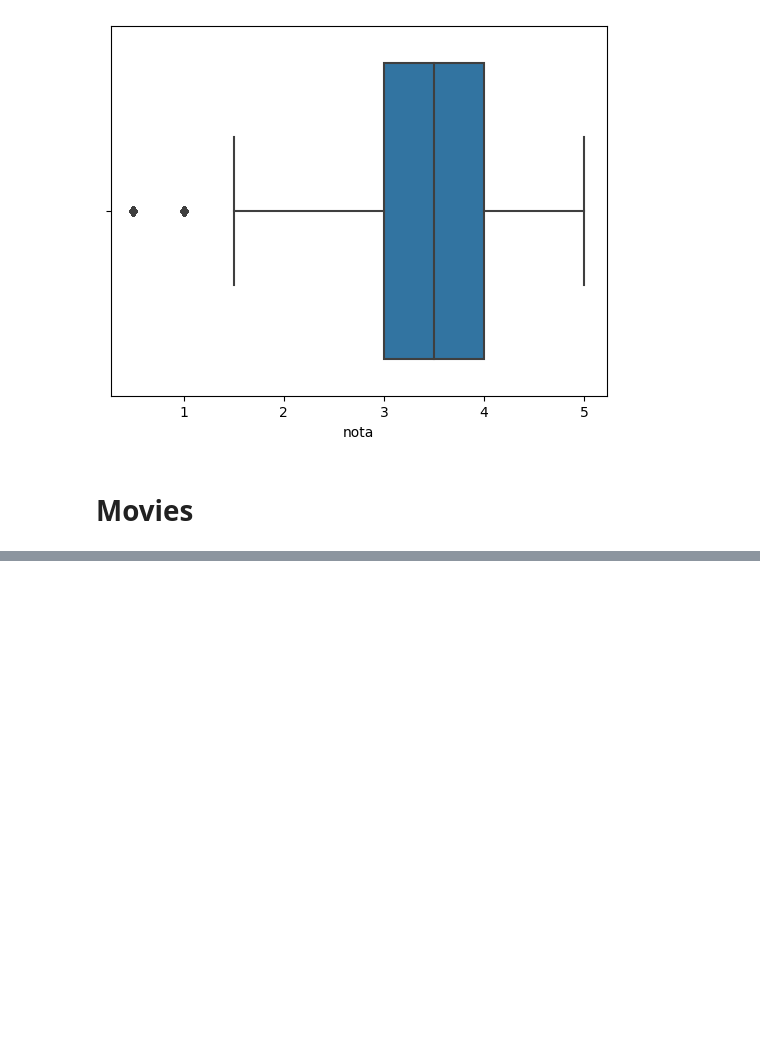
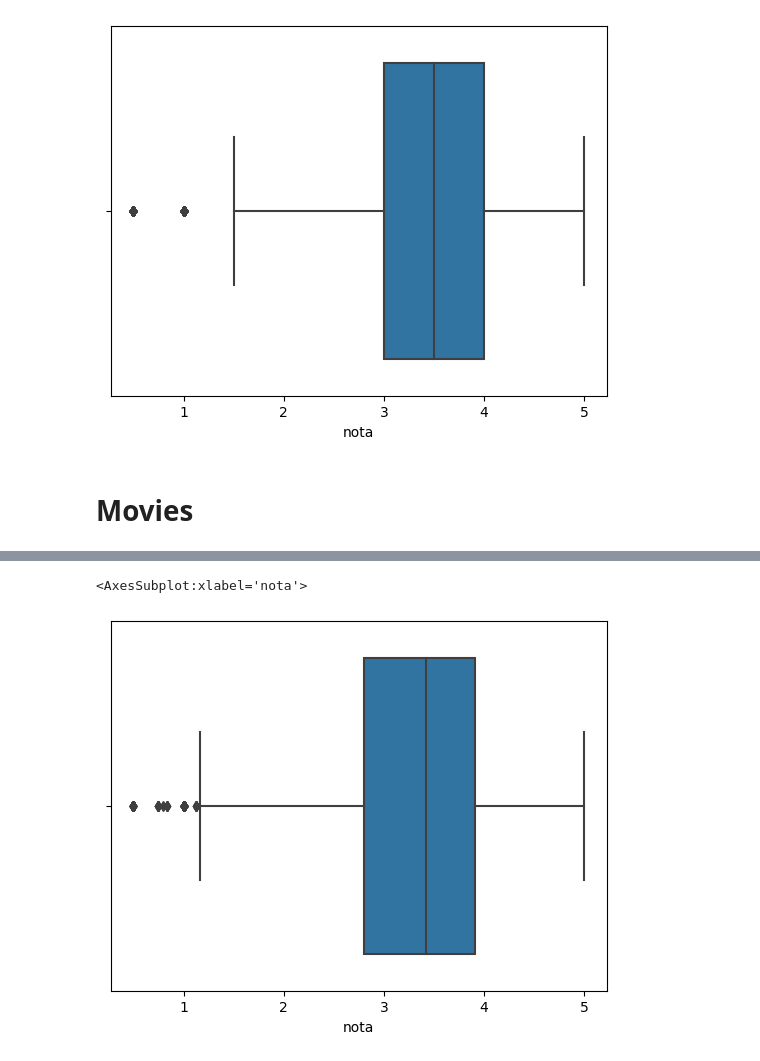
Before and after one commit to JonatasFontele/data-science-alura, a Jupyter notebook: movielens-ml-latest-small-ratings.ipynb, the cells around one changed output, grey strips where cells are left out. Cells and saved outputs as stored; diff of their text form; code cells hidden in the pictures; blank space fills up the shorter version.

```diff
--- a/movielens-ml-latest-small-ratings.ipynb
+++ b/movielens-ml-latest-small-ratings.ipynb
@@ -109,0 +148,5 @@ filmes.head()
+# %%
+sns.boxplot(medias_por_filme)
+# %% [output]
+<AxesSubplot:xlabel='nota'>
+[figure, added]
```
Also changed, not shown: parts of 7 cells of this notebook.
